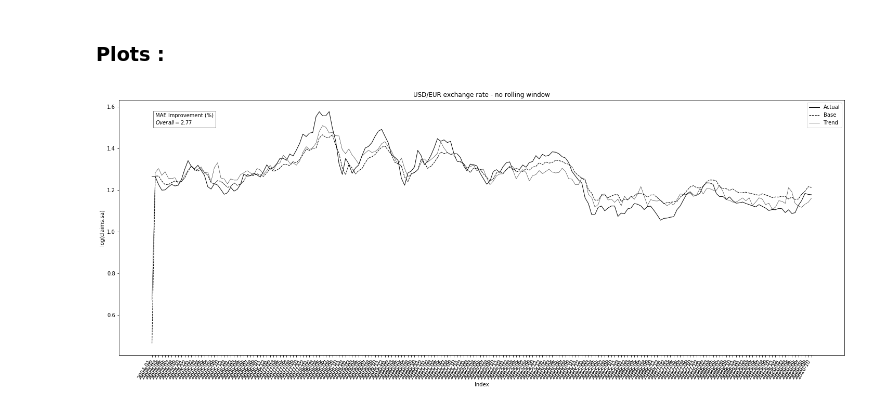
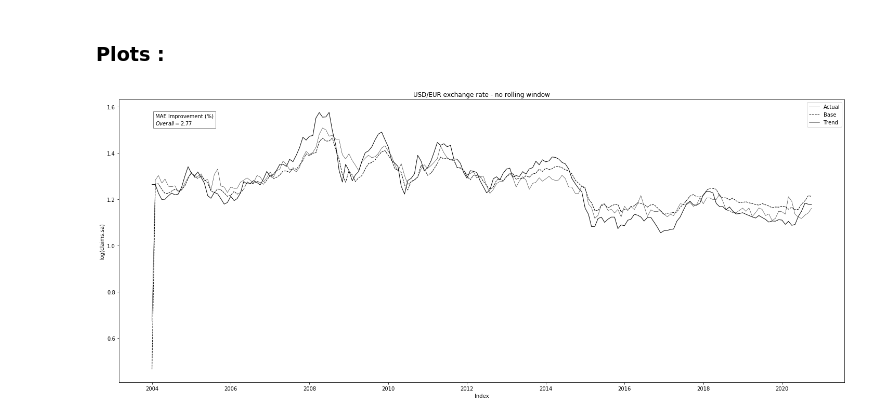
Before and after one commit to epfl-ada/ada-2020-project-milestone-p3-p3_adaimb, a Jupyter notebook: MilestoneP4.ipynb, the cells around one changed output. Cells and saved outputs as stored; diff of their text form; code cells hidden in the pictures.

```diff
--- a/MilestoneP4.ipynb
+++ b/MilestoneP4.ipynb
@@ -474,6 +474,10 @@ data_rate = pd.DataFrame({'Month':TrendsUE['Month'][:len(TrendsUS)-1],
                           'D_Cheap':(TrendsUS['Cheap'][:len(TrendsUS)-1]-TrendsUE['Cheap'][:len(TrendsUS)-1]),
                           's1':ExRate_clean['s1']
                          })
+
+data_rate.Month = pd.to_datetime(data_rate.Month)
+data_rate = data_rate.set_index(data_rate['Month'])
+data_rate.index = pd.DatetimeIndex(data_rate.index.values,freq='MS') # Indicate that our index is sampled by weeks
 data_rate.head()
 # %% [output]
 |  | Month | EXUSEU | D_Inflation | D_Prices | D_CPI | D_Cheap | s1 |
@@ -518,21 +522,20 @@ MAE Base Overall = 0.03602069000803789
 # %%
 #Plots :
 fig,ax = plt.subplots()
 ax.plot(data_rate['Month'],data_rate['EXUSEU'],color='black',label='Actual',linewidth=1)
 ax.plot(data_rate['Month'],Predictions,linestyle='--',color='black',label='Base',linewidth=1)
 ax.plot(data_rate['Month'],Predictions_trends,color='black',linewidth=0.5,label='Trend')
 plt.legend()
 textstr = '\n'.join((
     r'MAE Improvement (%)',
     r'$Overall=%.2f$'%(improvement_overall,)))
 
 ax.text(0.05, 0.95, textstr, transform=ax.transAxes, fontsize=10,
         verticalalignment='top',bbox=dict(facecolor='white', alpha=0.5))
 ax.set_ylabel('log(claims.sa)')
 ax.set_xlabel('Index')
 ax.set_title('USD/EUR exchange rate - no rolling window')
 fig.set_size_inches(25,10)
-fig.autofmt_xdate(rotation=60)
 plt.show()
 # %% [output]
-[figure, old version]
+[figure, new version]
```
Also changed, not shown: parts of 5 cells of this notebook.
